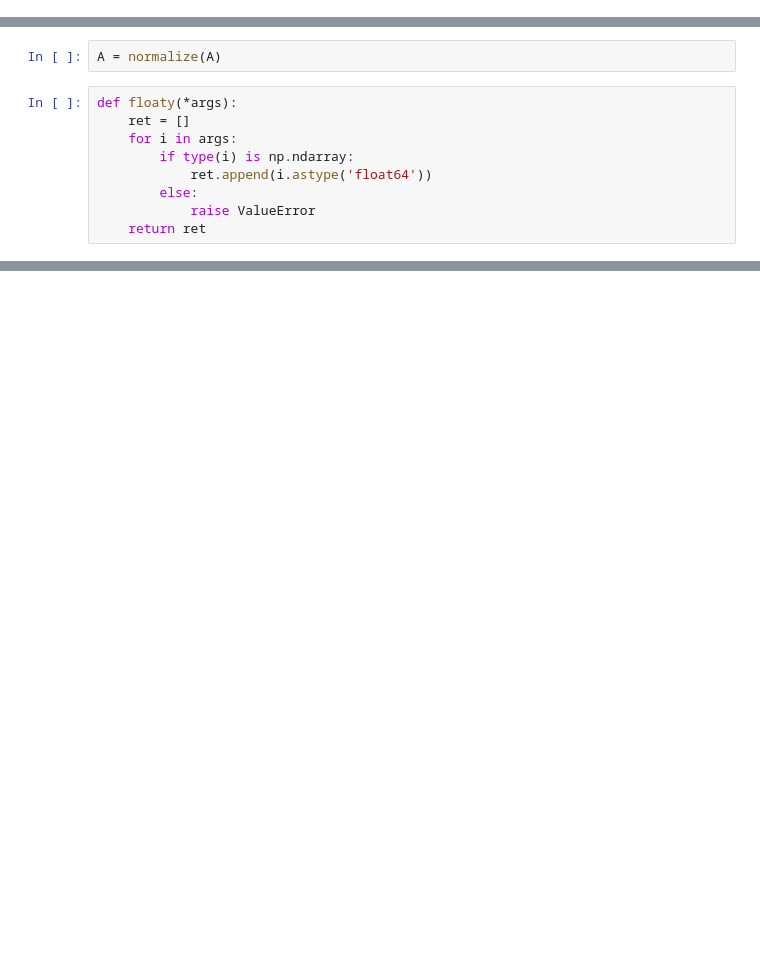
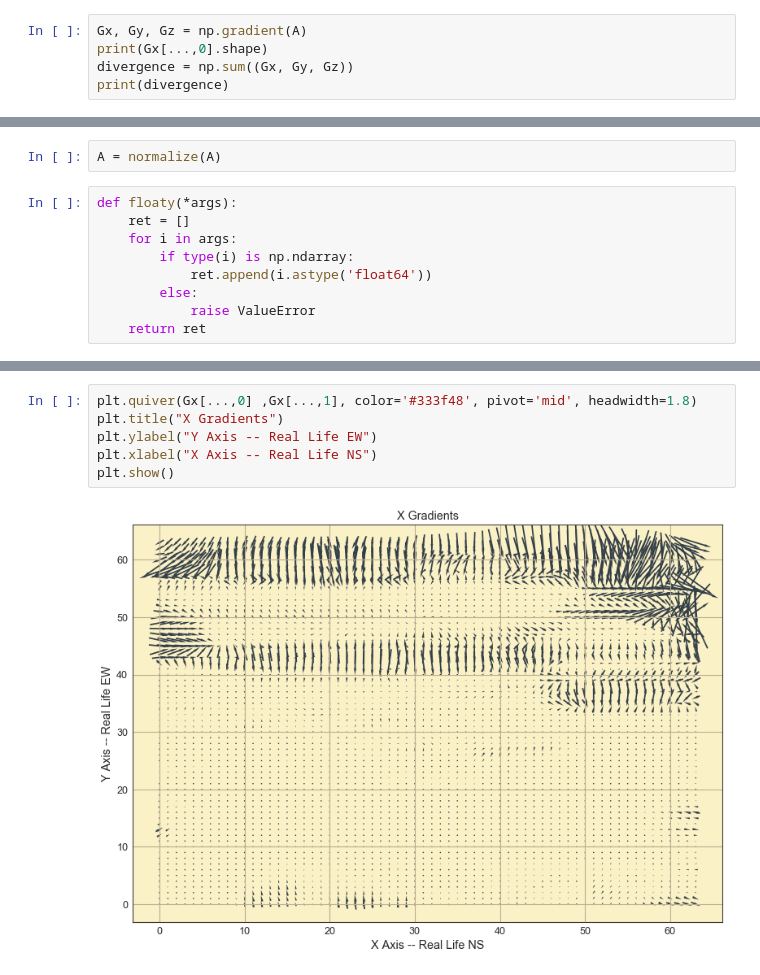
Before and after one commit to trdougherty/Quant_Mo, a Jupyter notebook: quomo_notebook.ipynb, the cells around one changed output, grey strips where cells are left out. Drawn from its saved outputs; the diff is of its cells as text; blank space fills up the shorter version.

Commit message:
Adding gradient analysis and support for examining the divergence of the system

```diff
--- a/quomo_notebook.ipynb
+++ b/quomo_notebook.ipynb
@@ -80,0 +81,5 @@ This function yields the gradient (velocities at each given point within the gra
+# %%
+Gx, Gy, Gz = np.gradient(A)
+print(Gx[...,0].shape)
+divergence = np.sum((Gx, Gy, Gz))
+print(divergence)
@@ -152,0 +184,8 @@ plt.show()
+# %%
+plt.quiver(Gx[...,0] ,Gx[...,1], color='#333f48', pivot='mid', headwidth=1.8)
+plt.title("X Gradients")
+plt.ylabel("Y Axis -- Real Life EW")
+plt.xlabel("X Axis -- Real Life NS")
+plt.show()
+# %% [output]
+[figure, added]
```
Also changed, not shown: parts of 14 cells of this notebook.
